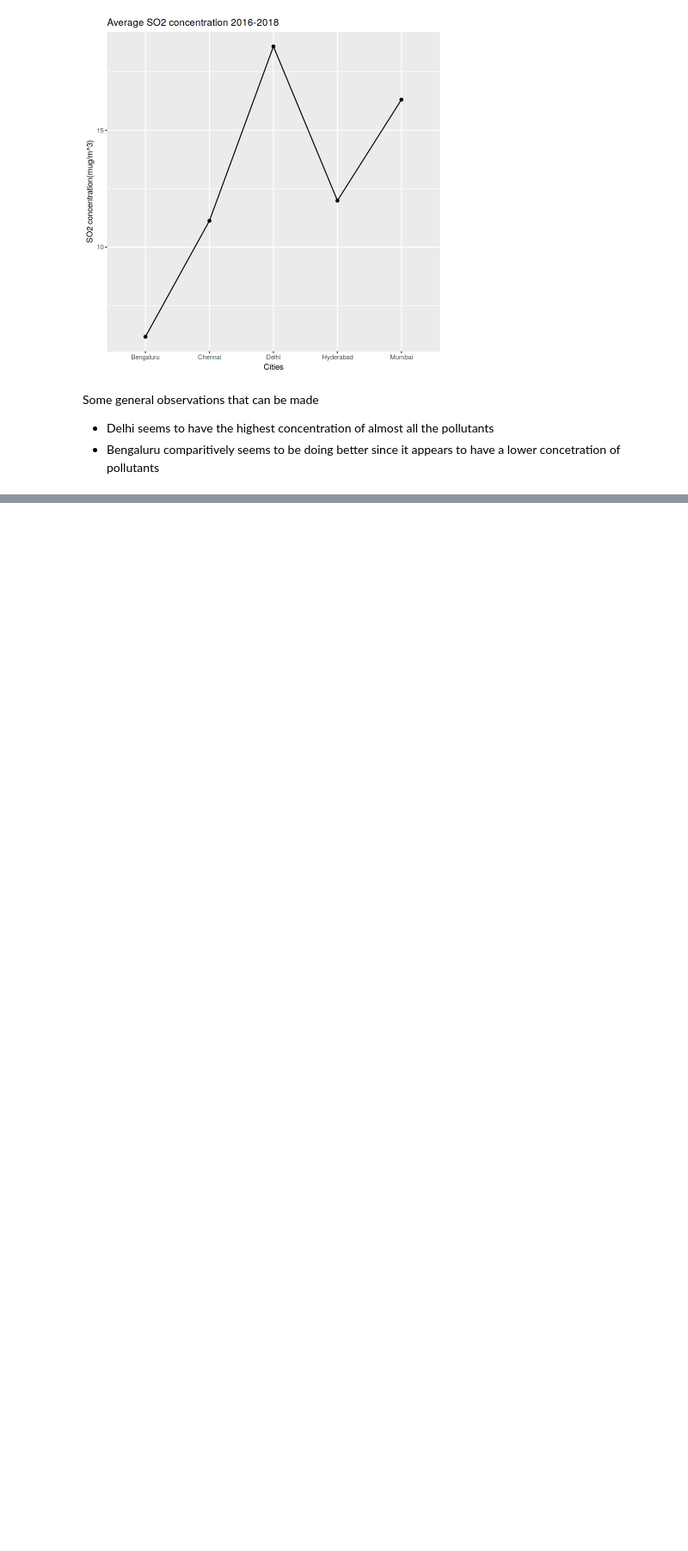
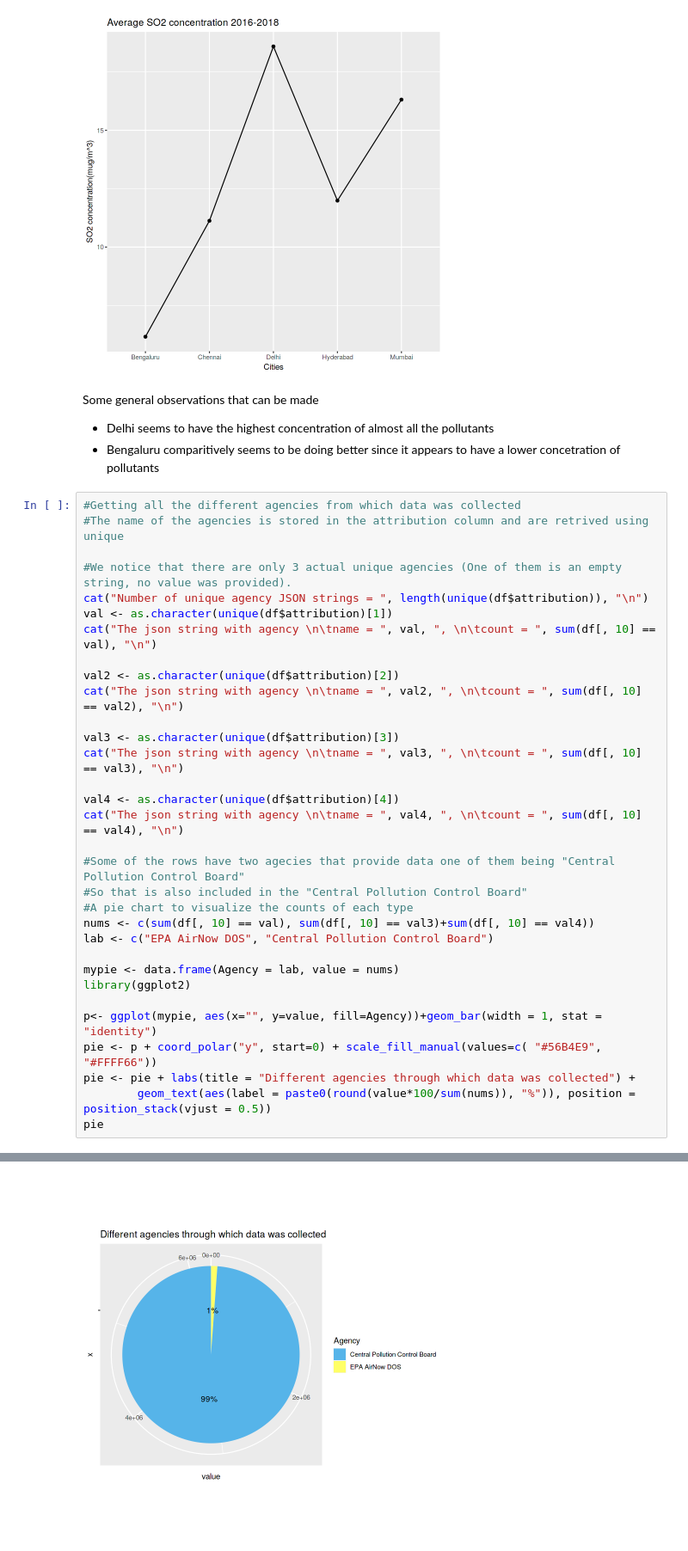
Before and after one commit to BhavyaCharan/WeRAnalysers, a Jupyter notebook: Stocktaking.ipynb, the cells around one changed output, grey strips where cells are left out. Shown at 86% size. Cells and saved outputs as stored; diff of their text form; blank space fills up the shorter version.

```diff
--- a/Stocktaking.ipynb
+++ b/Stocktaking.ipynb
@@ -269,3 +285,36 @@ ggplot(data=agg_so2, aes(x=cities_all, y=agg_so2,group=1)) +
 Some general observations that can be made
 * Delhi seems to have the highest concentration of almost all the pollutants
 * Bengaluru comparitively seems to be doing better since it appears to have a lower concetration of pollutants
+# %%
+#Getting all the different agencies from which data was collected
+#The name of the agencies is stored in the attribution column and are retrived using unique
+
+#We notice that there are only 3 actual unique agencies (One of them is an empty string, no value was provided).
+cat("Number of unique agency JSON strings = ", length(unique(df$attribution)), "\n")
+val <- as.character(unique(df$attribution)[1])
+cat("The json string with agency \n\tname = ", val, ", \n\tcount = ", sum(df[, 10] == val), "\n")
+
+val2 <- as.character(unique(df$attribution)[2])
+cat("The json string with agency \n\tname = ", val2, ", \n\tcount = ", sum(df[, 10] == val2), "\n")
+
+val3 <- as.character(unique(df$attribution)[3])
+cat("The json string with agency \n\tname = ", val3, ", \n\tcount = ", sum(df[, 10] == val3), "\n")
+
+val4 <- as.character(unique(df$attribution)[4])
+cat("The json string with agency \n\tname = ", val4, ", \n\tcount = ", sum(df[, 10] == val4), "\n")
+
+#Some of the rows have two agecies that provide data one of them being "Central Pollution Control Board"
+#So that is also included in the "Central Pollution Control Board"
+#A pie chart to visualize the counts of each type
+nums <- c(sum(df[, 10] == val), sum(df[, 10] == val3)+sum(df[, 10] == val4))
+lab <- c("EPA AirNow DOS", "Central Pollution Control Board")
+
+mypie <- data.frame(Agency = lab, value = nums)
+library(ggplot2)
+
+p<- ggplot(mypie, aes(x="", y=value, fill=Agency))+geom_bar(width = 1, stat = "identity")
+pie <- p + coord_polar("y", start=0) + scale_fill_manual(values=c( "#56B4E9", "#FFFF66"))
+pie <- pie + labs(title = "Different agencies through which data was collected") +
+        geom_text(aes(label = paste0(round(value*100/sum(nums)), "%")), position = position_stack(vjust = 0.5))
+pie
+# %% [output]
@@ -271,0 +334 @@ Some general observations that can be made
+[figure, added]
```
Also changed, not shown: parts of 10 cells of this notebook.
